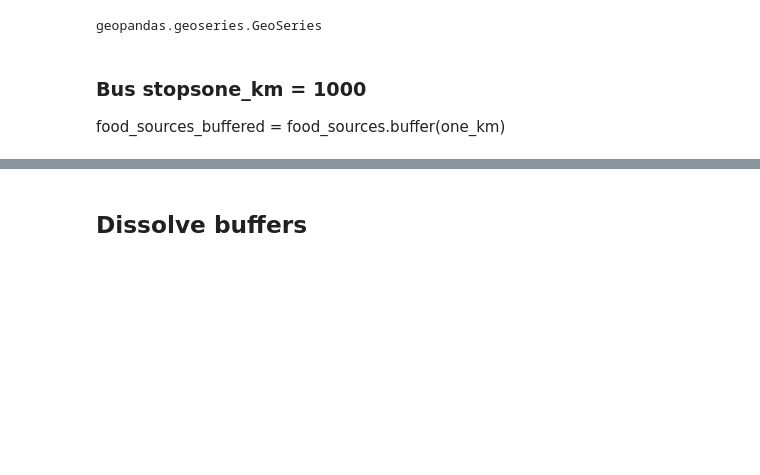
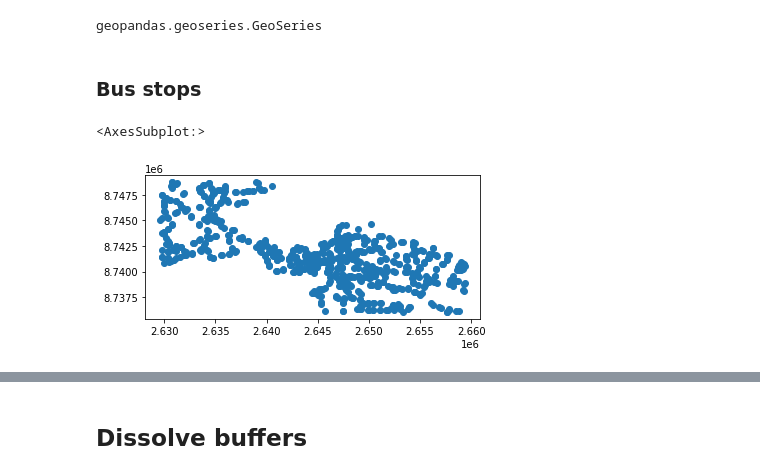
Before and after one commit to SustainableUrbanDesign/app, a Jupyter notebook: experiments/notebooks/proximity.ipynb, the cells around one changed output, grey strips where cells are left out. Drawn from its saved outputs; the diff is of its cells as text; code cells hidden in the pictures; blank space fills up the shorter version.

Commit message:
Plot intermediate steps

```diff
--- a/experiments/notebooks/proximity.ipynb
+++ b/experiments/notebooks/proximity.ipynb
@@ -92,10 +92,13 @@ food_sources_buffered = food_sources.buffer(buffer_distance_m)
 type(food_sources_buffered)
 # %% [output]
 geopandas.geoseries.GeoSeries
-# %% [markdown]
-### Bus stopsone_km = 1000
-
-food_sources_buffered = food_sources.buffer(one_km)
+# %% [markdown]
+### Bus stops
+# %%
+bus_stops.plot()
+# %% [output]
+<AxesSubplot:>
+[figure, added]
 # %%
 %%time
 buffer_distance_m = 250
```
Also changed, not shown: parts of 1 cell of this notebook.
